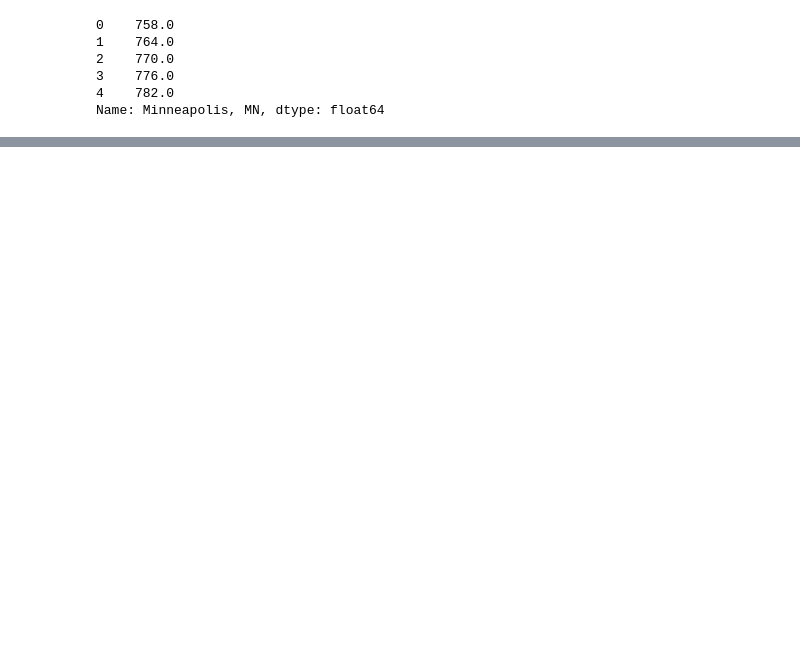
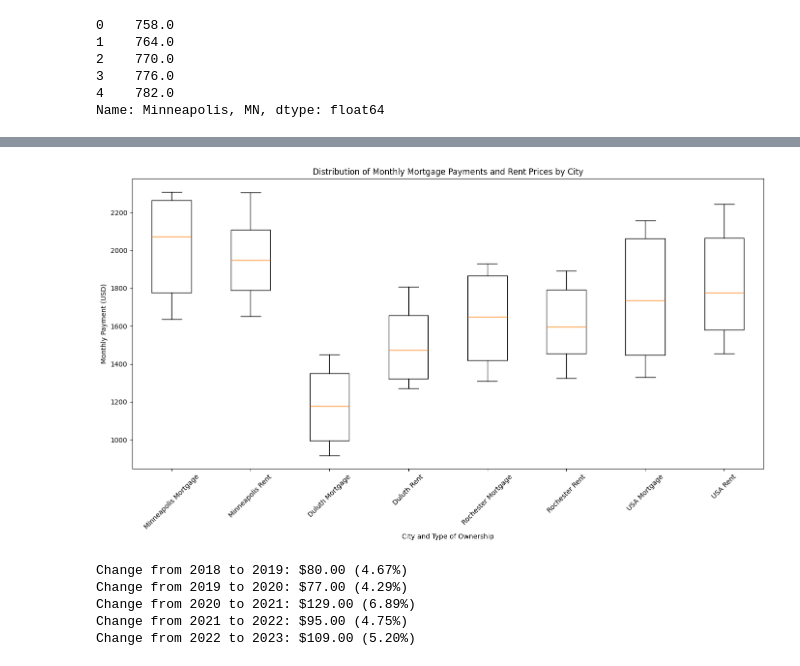
Before and after one commit to BettyJean8/Project-JLLMB, a Jupyter notebook: Housing.ipynb, the cells around one changed output, grey strips where cells are left out. Saved outputs shown, nothing was run; the diff lists cells and outputs as text; code cells hidden in the pictures; blank space fills up the shorter version.

```diff
--- a/Housing.ipynb
+++ b/Housing.ipynb
@@ -100,0 +108,54 @@ plt.show()
+# %%
+data = [
+    merged_df["Minneapolis_Mortgage"],
+    merged_df["Minneapolis, MN_rent"],
+    merged_df["Duluth_Mortgage"],
+    merged_df["Duluth, MN_rent"],
+    merged_df["Rochester_Mortgage"],
+    merged_df["Rochester, MN_rent"],
+    merged_df["USA_Mortgage"],
+    merged_df["USA_rent"]
+]
+# %%
+labels = [
+    "Minneapolis Mortgage",
+    "Minneapolis Rent",
+    "Duluth Mortgage",
+    "Duluth Rent",
+    "Rochester Mortgage",
+    "Rochester Rent",
+    "USA Mortgage",
+    "USA Rent"
+]
+# %%
+plt.figure(figsize=(14, 8))
+plt.boxplot(data, tick_labels=labels)
+plt.xlabel("City and Type of Ownership")
+plt.ylabel("Monthly Payment (USD)")
+plt.title("Distribution of Monthly Mortgage Payments and Rent Prices by City")
+plt.xticks(rotation=45)
+plt.tight_layout()
+plt.show()
+# %% [output]
+[figure, added]
+# %%
+end_values = [1714, 1794, 1871, 2000, 2095, 2204]
+years = len(end_values)
+previous_end_value = end_values[0]
+for year in range(1, years):
+    current_end_value = end_values[year]
+    yearly_change = current_end_value - previous_end_value
+    percentage_change = (yearly_change / previous_end_value) * 100
+    print(f"Change from {year + 2017} to {year + 2018}: ${yearly_change:.2f} ({percentage_change:.2f}%)")
+    previous_end_value = current_end_value
+percentage_change_first_to_second = ((end_values[1] - end_values[0]) / end_values[0]) * 100
+percent_change_2_to_3 = ((end_values[2] - end_values[1]) / end_values[1]) * 100
+percent_change_3_to_4 = ((end_values[3] - end_values[2]) / end_values[2]) * 100
+percent_change_4_to_5 = ((end_values[4] - end_values[3]) / end_values[3]) * 100
+percent_change_5_to_6 = ((end_values[5] - end_values[4]) / end_values[4]) * 100
+# %% [output]
+Change from 2018 to 2019: $80.00 (4.67%)
+Change from 2019 to 2020: $77.00 (4.29%)
+Change from 2020 to 2021: $129.00 (6.89%)
+Change from 2021 to 2022: $95.00 (4.75%)
+Change from 2022 to 2023: $109.00 (5.20%)
```
Also changed, not shown: parts of 8 cells of this notebook.
